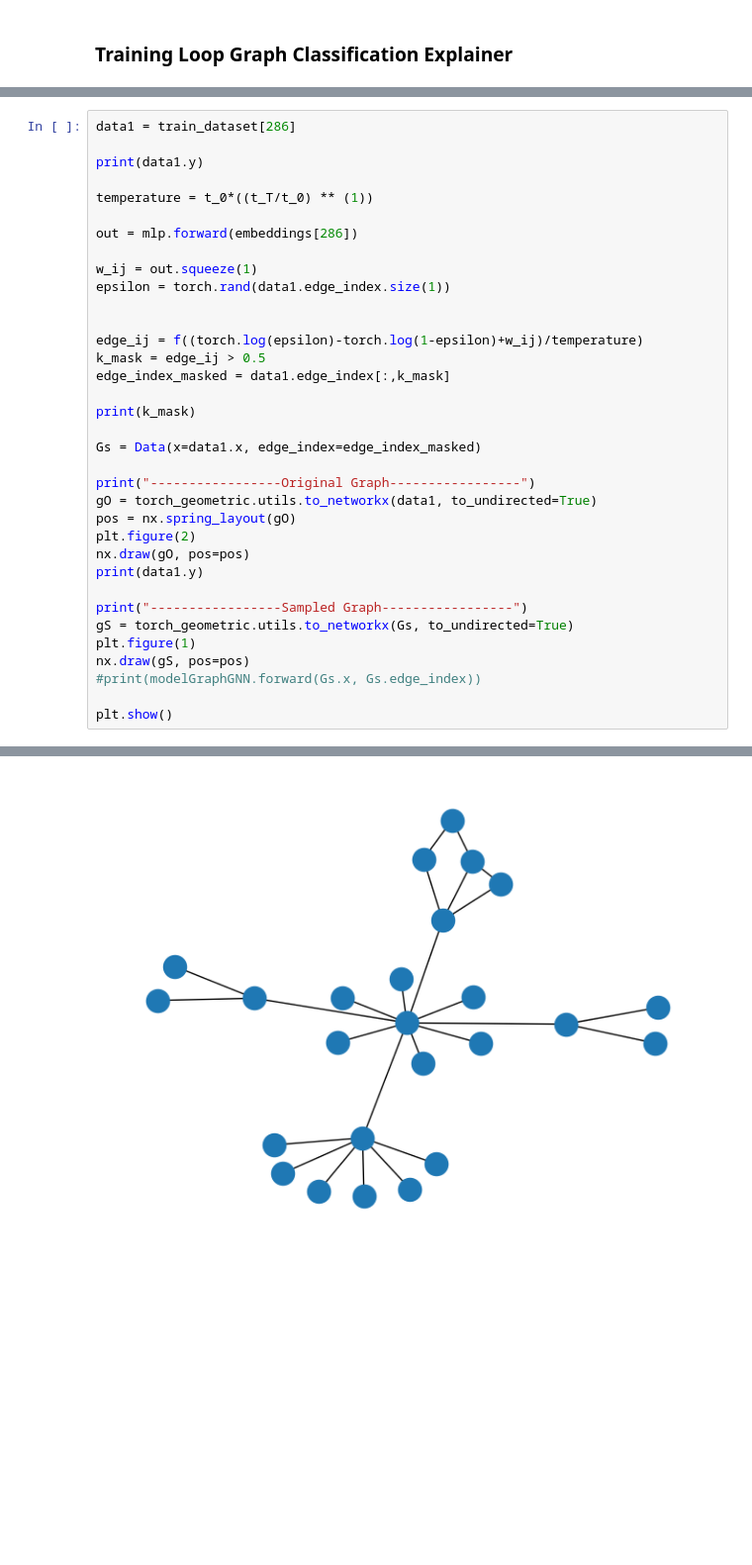
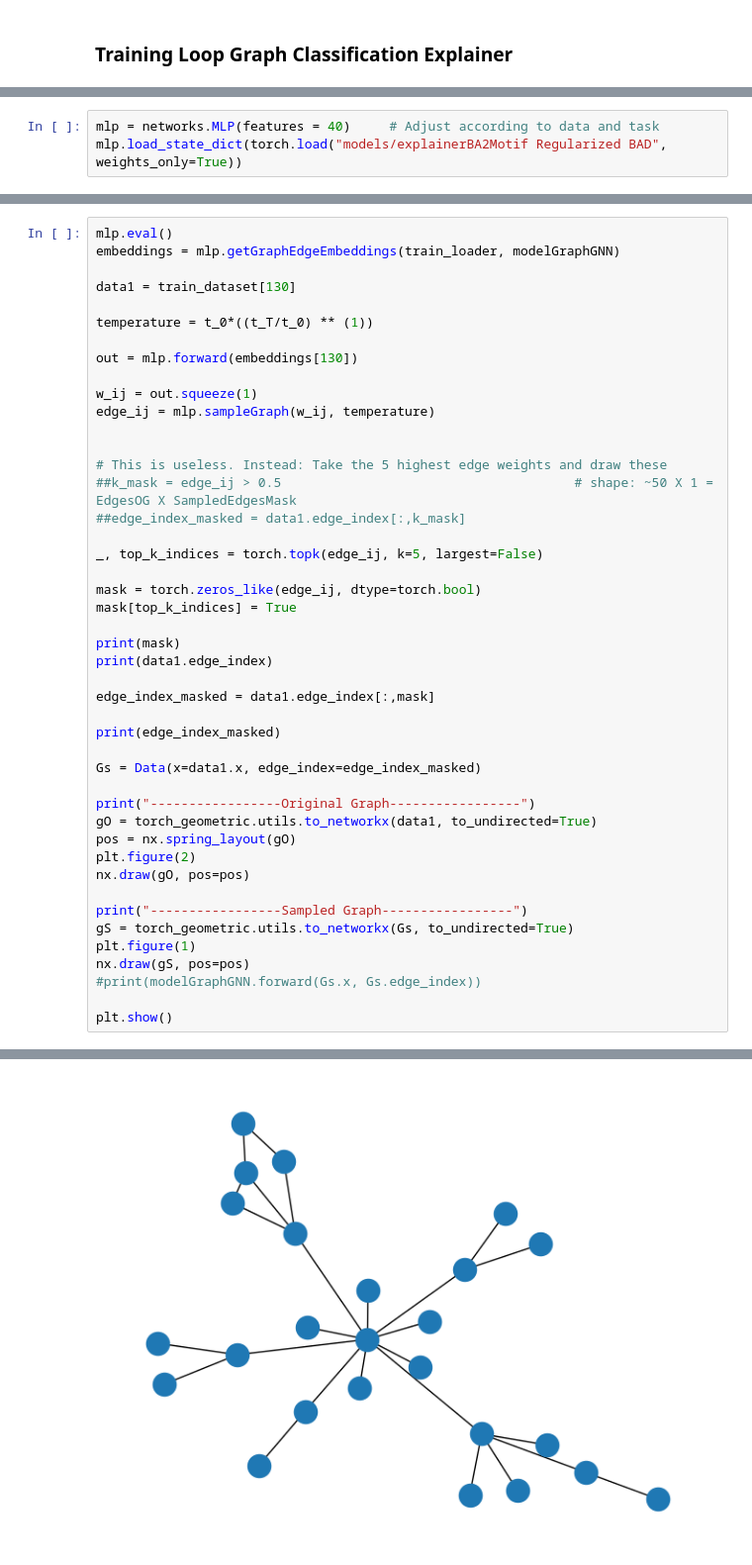
Before and after one commit to TrstnSch/BT-ML-PGESAT, a Jupyter notebook: code/PGExplainer/train_explainer.ipynb, the cells around one changed output, grey strips where cells are left out. Shown at 99% size. Cells and saved outputs as stored; diff of their text form; blank space fills up the shorter version.

Commit message:
FIX: Explainer training loop, learns lowest weights

```diff
--- a/code/PGExplainer/train_explainer.ipynb
+++ b/code/PGExplainer/train_explainer.ipynb
@@ -203,0 +132,3 @@ for epoch in range(0, epochs_mlp) :
+# %%
+mlp = networks.MLP(features = 40)     # Adjust according to data and task
+mlp.load_state_dict(torch.load("models/explainerBA2Motif Regularized BAD", weights_only=True))
@@ -204,21 +137,32 @@ for epoch in range(0, epochs_mlp) :
 # %%
-data1 = train_dataset[286]
+mlp.eval()
+embeddings = mlp.getGraphEdgeEmbeddings(train_loader, modelGraphGNN)
 
-print(data1.y)
+data1 = train_dataset[130]
 
 temperature = t_0*((t_T/t_0) ** (1))
 
-out = mlp.forward(embeddings[286])
+out = mlp.forward(embeddings[130])
 
 w_ij = out.squeeze(1)
-epsilon = torch.rand(data1.edge_index.size(1))
+edge_ij = mlp.sampleGraph(w_ij, temperature)
 
 
-edge_ij = f((torch.log(epsilon)-torch.log(1-epsilon)+w_ij)/temperature)
-k_mask = edge_ij > 0.5
-edge_index_masked = data1.edge_index[:,k_mask]
+# This is useless. Instead: Take the 5 highest edge weights and draw these
+##k_mask = edge_ij > 0.5                                      # shape: ~50 X 1 = EdgesOG X SampledEdgesMask
+##edge_index_masked = data1.edge_index[:,k_mask]
 
-print(k_mask)
+_, top_k_indices = torch.topk(edge_ij, k=5, largest=False)
+
+mask = torch.zeros_like(edge_ij, dtype=torch.bool)
+mask[top_k_indices] = True
+
+print(mask)
+print(data1.edge_index)
+
+edge_index_masked = data1.edge_index[:,mask]
+
+print(edge_index_masked)
 
 Gs = Data(x=data1.x, edge_index=edge_index_masked)
 
@@ -227,7 +171,6 @@ gO = torch_geometric.utils.to_networkx(data1, to_undirected=True)
 pos = nx.spring_layout(gO)
 plt.figure(2)
 nx.draw(gO, pos=pos)
-print(data1.y)
 
 print("-----------------Sampled Graph-----------------")
 gS = torch_geometric.utils.to_networkx(Gs, to_undirected=True)
@@ -249,2 +198,2 @@ tensor([1])
 -----------------Sampled Graph-----------------
-[figure, old version]
+[figure, new version]
```
Also changed, not shown: parts of 11 cells of this notebook, 4 other files.
